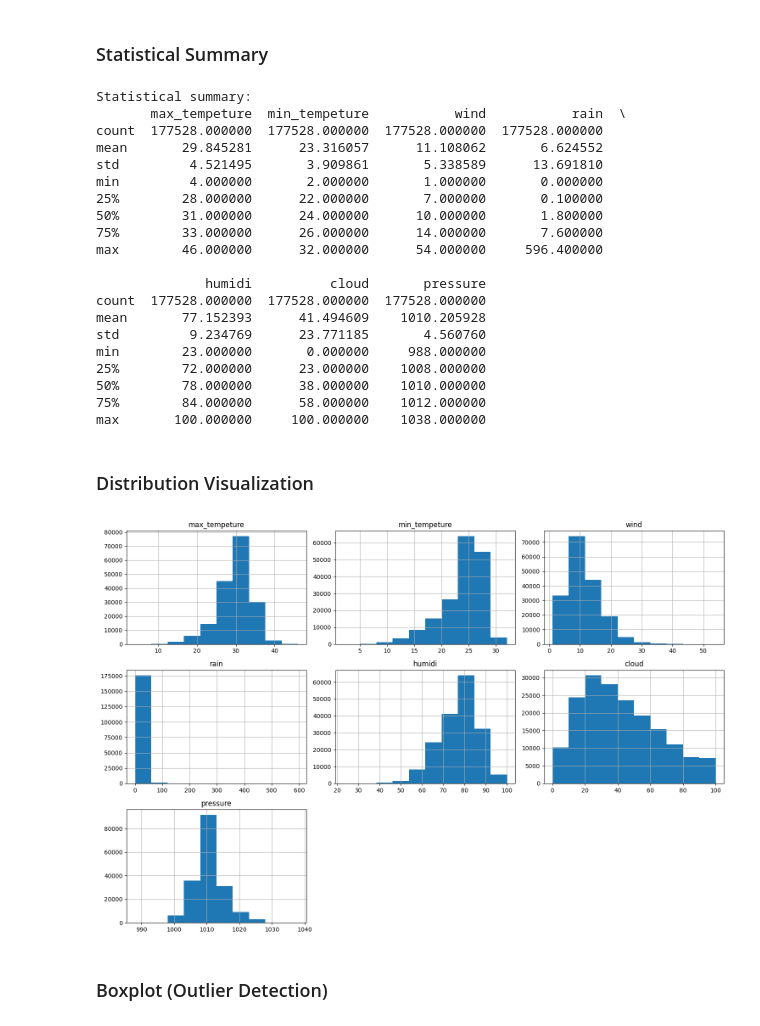
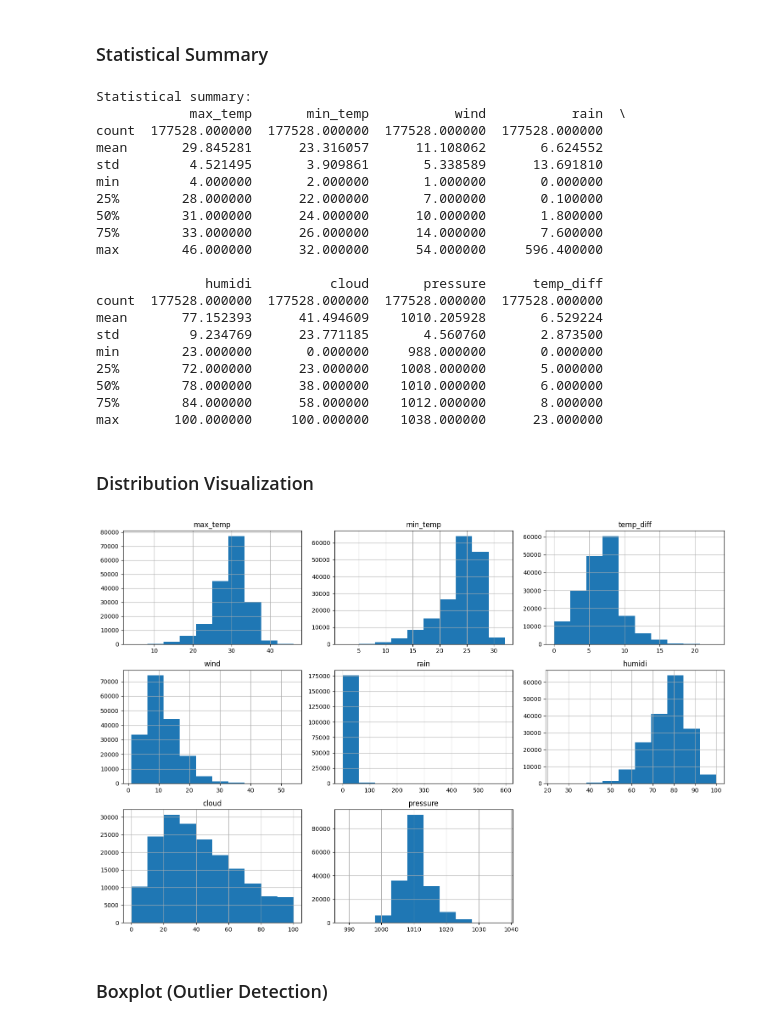
Before and after one commit to LieuDinh/ML-Weather-forecast, a Jupyter notebook: integrate&clean_data.ipynb, the cells around one changed output. Saved outputs shown, nothing was run; the diff lists cells and outputs as text; code cells hidden in the pictures.

Commit message:
Update: Integrate and clean weather data

```diff
--- a/integrate&clean_data.ipynb
+++ b/integrate&clean_data.ipynb
@@ -178,8 +178,8 @@ DataFrame size after adding missing dates: (177528, 9)
 ## Rename the two columns: max, min
 # %%
 weather = weather.rename(columns={
-    'max': 'max_tempeture',
-    'min': 'min_tempeture'
+    'max': 'max_temp',
+    'min': 'min_temp'
 })
 print(weather.columns)
 # %% [output]
@@ -188,0 +191,5 @@ Index(['province', 'max_tempeture', 'min_tempeture', 'wind', 'wind_d', 'rain',
+# %%
+weather['temp_diff'] = weather['max_temp'] - weather['min_temp']
+
+print('Temperature difference column created: temp_diff')
+print(weather[['max_temp', 'min_temp', 'temp_diff']].head())
@@ -195,7 +211,7 @@ print("\nStatistical summary:")
 print(weather.describe())
 # %% [output]
 Statistical summary:
-       max_tempeture  min_tempeture           wind           rain  \
+            max_temp       min_temp           wind           rain  \
 count  177528.000000  177528.000000  177528.000000  177528.000000
 mean       29.845281      23.316057      11.108062       6.624552
 std         4.521495       3.909861       5.338589      13.691810
@@ -205,25 +221,25 @@ min         4.000000       2.000000       1.000000       0.000000
 75%        33.000000      26.000000      14.000000       7.600000
 max        46.000000      32.000000      54.000000     596.400000
 
-              humidi          cloud       pressure
-count  177528.000000  177528.000000  177528.000000
-mean       77.152393      41.494609    1010.205928
-std         9.234769      23.771185       4.560760
-min        23.000000       0.000000     988.000000
-25%        72.000000      23.000000    1008.000000
-50%        78.000000      38.000000    1010.000000
-75%        84.000000      58.000000    1012.000000
-max       100.000000     100.000000    1038.000000
+              humidi          cloud       pressure      temp_diff
+count  177528.000000  177528.000000  177528.000000  177528.000000
+mean       77.152393      41.494609    1010.205928       6.529224
+std         9.234769      23.771185       4.560760       2.873500
+min        23.000000       0.000000     988.000000       0.000000
+25%        72.000000      23.000000    1008.000000       5.000000
+50%        78.000000      38.000000    1010.000000       6.000000
+75%        84.000000      58.000000    1012.000000       8.000000
+max       100.000000     100.000000    1038.000000      23.000000
 # %% [markdown]
 ### Distribution Visualization
 # %%
-num_cols = ['max_tempeture', 'min_tempeture', 'wind', 'rain', 'humidi', 'cloud', 'pressure']
+num_cols = ['max_temp', 'min_temp', 'temp_diff', 'wind', 'rain', 'humidi', 'cloud', 'pressure']
 
 weather[num_cols].hist(figsize=(15, 10))
 plt.tight_layout()
 plt.show()
 # %% [output]
-[figure, old version]
+[figure, new version]
 # %% [markdown]
 ### Boxplot (Outlier Detection)
 # %%
```
Also changed, not shown: parts of 15 cells of this notebook, 7 other files.
